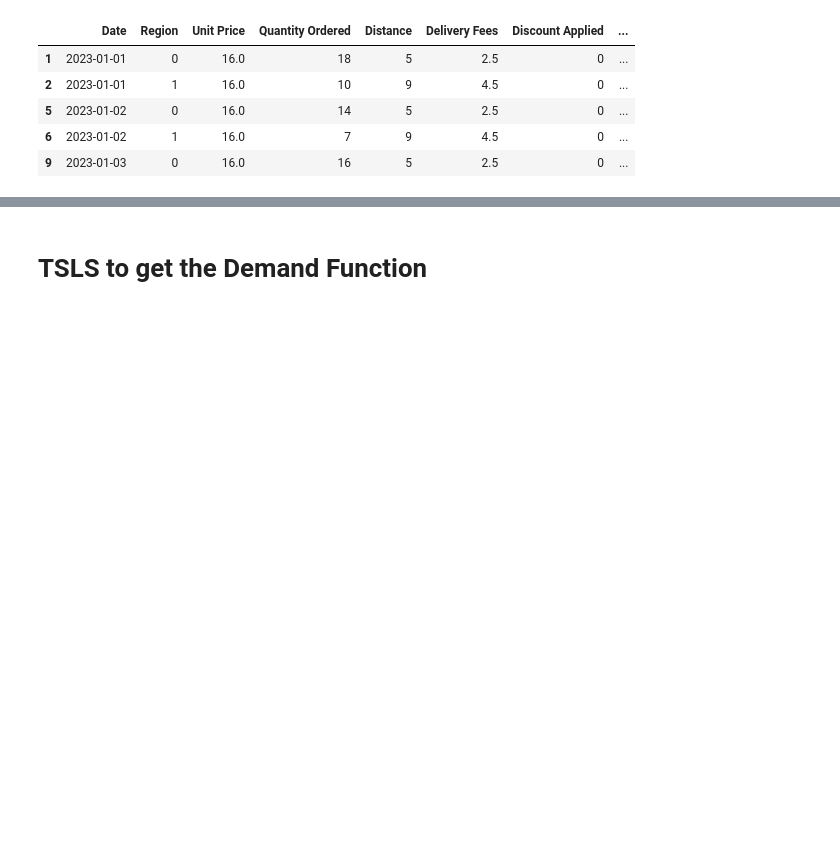
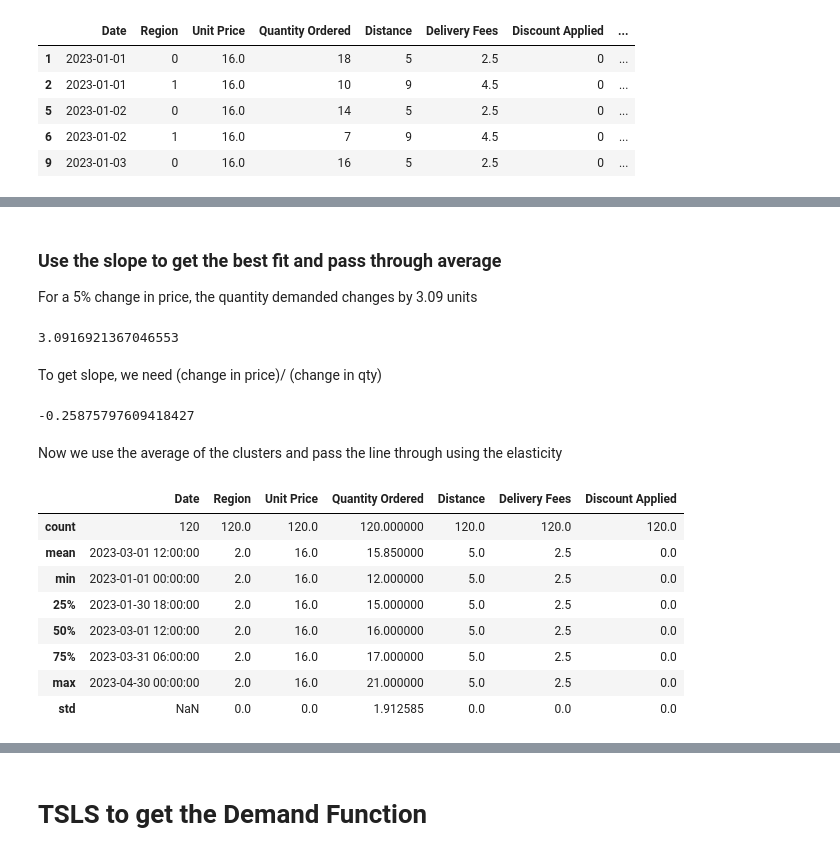
Before and after one commit to Alphteow/EconsModel, a Jupyter notebook: Econ_Group_Project3.ipynb, the cells around one changed output, grey strips where cells are left out. Saved outputs shown, nothing was run; the diff lists cells and outputs as text; code cells hidden in the pictures; blank space fills up the shorter version.

```diff
--- a/Econ_Group_Project3.ipynb
+++ b/Econ_Group_Project3.ipynb
@@ -236,3 +236,36 @@ print(vif_data)
 1            Region  1.516949
 2  Discount Applied       inf
 3   region_discount       inf
+# %% [markdown]
+<h3>Use the slope to get the best fit and pass through average</h3>
+<p>For a 5% change in price, the quantity demanded changes by 3.09 units</p>
+# %%
+m = model.params.iloc[3]
+m
+# %% [output]
+3.0916921367046553
+# %% [markdown]
+<p>To get slope, we need (change in price)/ (change in qty)</p>
+# %%
+elasticity = (16-15.2)/(m*-1)
+
+elasticity
+# %% [output]
+-0.25875797609418427
+# %% [markdown]
+<p>Now we use the average of the clusters and pass the line through using the elasticity</p>
+# %%
+df_region_2 = df[df['Region'].isin([2])]
+
+
+df_region_2.describe()
+# %% [output]
+|  | Date | Region | Unit Price | Quantity Ordered | Distance | Delivery Fees | Discount Applied |
+| count | 120 | 120.0 | 120.0 | 120.000000 | 120.0 | 120.0 | 120.0 |
+| mean | 2023-03-01 12:00:00 | 2.0 | 16.0 | 15.850000 | 5.0 | 2.5 | 0.0 |
+| min | 2023-01-01 00:00:00 | 2.0 | 16.0 | 12.000000 | 5.0 | 2.5 | 0.0 |
+| 25% | 2023-01-30 18:00:00 | 2.0 | 16.0 | 15.000000 | 5.0 | 2.5 | 0.0 |
+| 50% | 2023-03-01 12:00:00 | 2.0 | 16.0 | 16.000000 | 5.0 | 2.5 | 0.0 |
+| 75% | 2023-03-31 06:00:00 | 2.0 | 16.0 | 17.000000 | 5.0 | 2.5 | 0.0 |
+| max | 2023-04-30 00:00:00 | 2.0 | 16.0 | 21.000000 | 5.0 | 2.5 | 0.0 |
+| std | NaN | 0.0 | 0.0 | 1.912585 | 0.0 | 0.0 | 0.0 |
```
Also changed, not shown: parts of 6 cells of this notebook.
